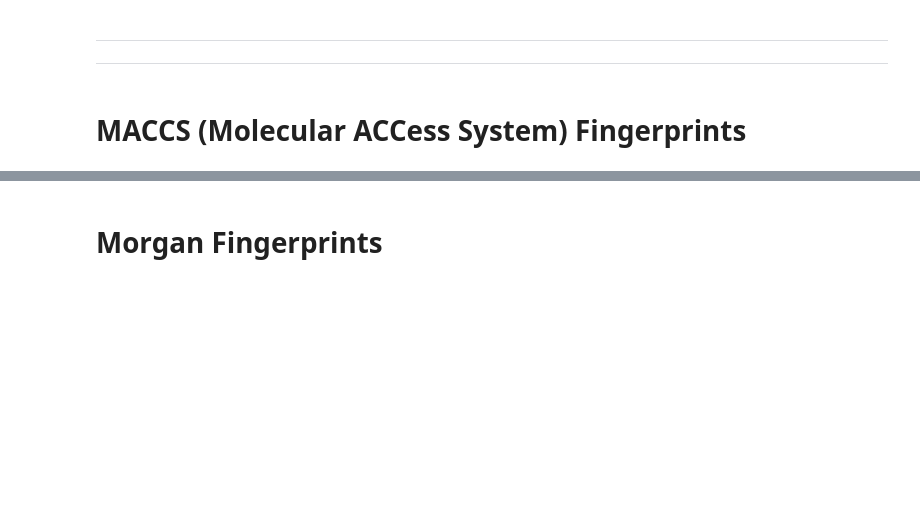
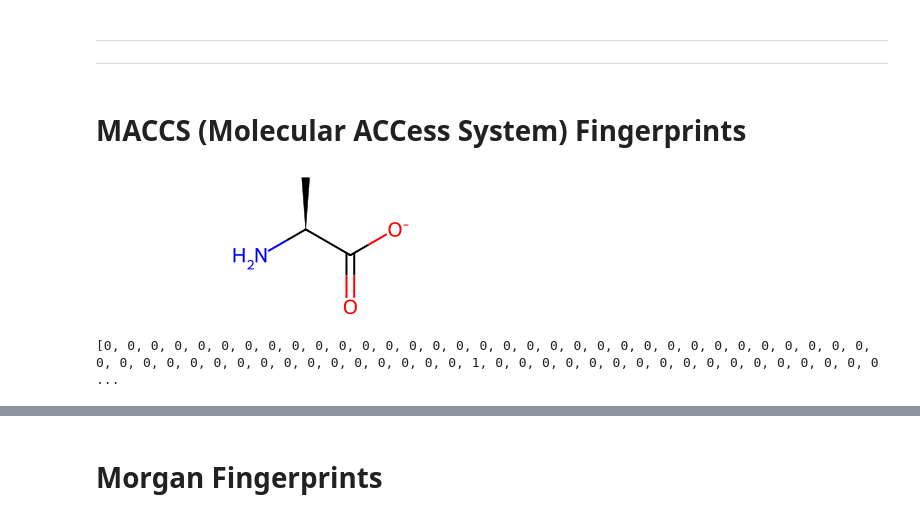
Before and after one commit to HenriqueCSJ/SBQT2023, a Jupyter notebook: Day2/Notebooks/SBQT 2023 Day2 - Mol Format.ipynb, the cells around one changed output, grey strips where cells are left out. Cells and saved outputs as stored; diff of their text form; code cells hidden in the pictures; blank space fills up the shorter version.

```diff
--- a/Day2/Notebooks/SBQT 2023 Day2 - Mol Format.ipynb
+++ b/Day2/Notebooks/SBQT 2023 Day2 - Mol Format.ipynb
@@ -69,3 +89,7 @@ print(f"Nº of rings: {N_Rings}")
+# %%
+mol
+# %% [output]
+[figure, added]
 # %%
 # # Generating MACCS fingerprints
 # maccs_a = MACCSkeys.GenMACCSKeys(mol)
@@ -73,3 +101,7 @@ print(f"Nº of rings: {N_Rings}")
+# %%
+print(maccs_fp)
+# %% [output]
+[0, 0, 0, 0, 0, 0, 0, 0, 0, 0, 0, 0, 0, 0, 0, 0, 0, 0, 0, 0, 0, 0, 0, 0, 0, 0, 0, 0, 0, 0, 0, 0, 0, 0, 0, 0, 0, 0, 0, 0, 0, 0, 0, 0, 0, 0, 0, 0, 0, 1, 0, 0, 0, 0, 0, 0, 0, 0, 0, 0, 0, 0, 0, 0, 0, 0, 0 ...
 # %%
 print(f"MACCS fingerprint for the molecule: {maccs_fp_list}")
 # %%
```
Also changed, not shown: parts of 20 cells of this notebook, 4 other files.
